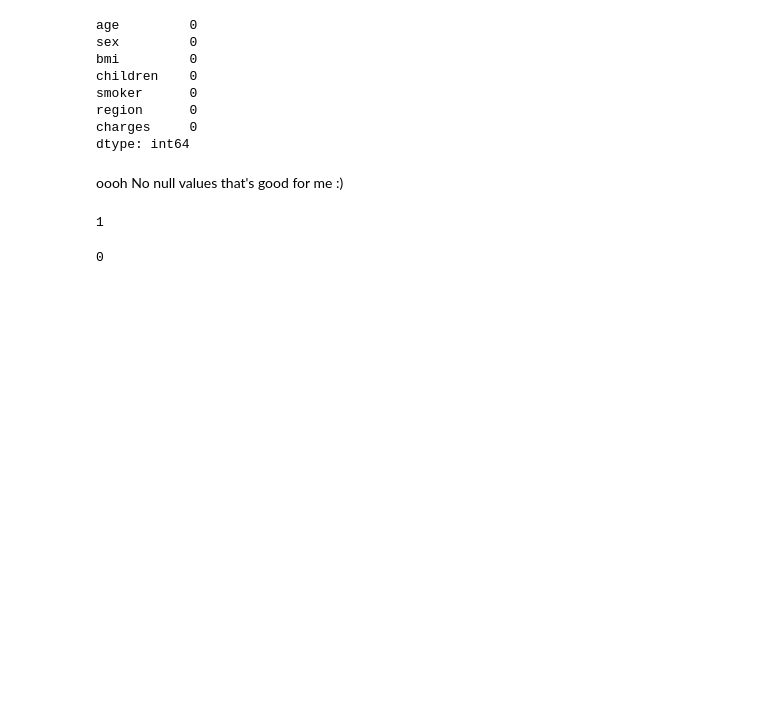
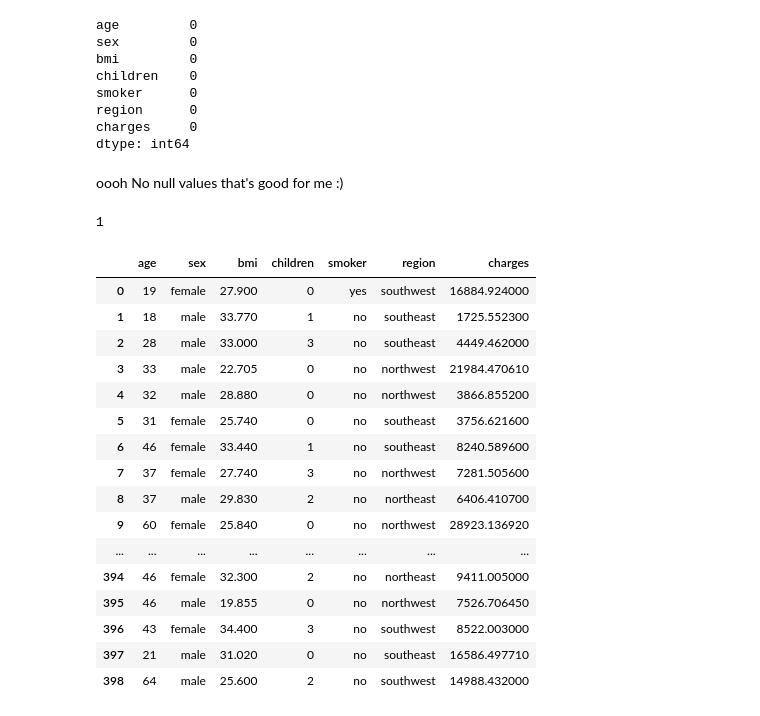
Before and after one commit to ekefan/ml_projects_for_edureka_internship, a Jupyter notebook: Prob_statement3Ass4.ipynb, the cells around one changed output. Cells and saved outputs as stored; diff of their text form; code cells hidden in the pictures; blank space fills up the shorter version.

```diff
--- a/Prob_statement3Ass4.ipynb
+++ b/Prob_statement3Ass4.ipynb
@@ -64,7 +69,25 @@ medic_cost_df.duplicated().sum()
 # %%
 #Dropping the duplicated data
 medic_cost_df.drop_duplicates(inplace=True)
 medic_cost_df.duplicated().sum()
+
+medic_cost_df
 # %% [output]
-0
+|  | age | sex | bmi | children | smoker | region | charges |
+| 0 | 19 | female | 27.900 | 0 | yes | southwest | 16884.924000 |
+| 1 | 18 | male | 33.770 | 1 | no | southeast | 1725.552300 |
+| 2 | 28 | male | 33.000 | 3 | no | southeast | 4449.462000 |
+| 3 | 33 | male | 22.705 | 0 | no | northwest | 21984.470610 |
+| 4 | 32 | male | 28.880 | 0 | no | northwest | 3866.855200 |
+| 5 | 31 | female | 25.740 | 0 | no | southeast | 3756.621600 |
+| 6 | 46 | female | 33.440 | 1 | no | southeast | 8240.589600 |
+| 7 | 37 | female | 27.740 | 3 | no | northwest | 7281.505600 |
+| 8 | 37 | male | 29.830 | 2 | no | northeast | 6406.410700 |
+| 9 | 60 | female | 25.840 | 0 | no | northwest | 28923.136920 |
+| ... | ... | ... | ... | ... | ... | ... | ... |
+| 394 | 46 | female | 32.300 | 2 | no | northeast | 9411.005000 |
+| 395 | 46 | male | 19.855 | 0 | no | northwest | 7526.706450 |
+| 396 | 43 | female | 34.400 | 3 | no | southwest | 8522.003000 |
+| 397 | 21 | male | 31.020 | 0 | no | southeast | 16586.497710 |
+| 398 | 64 | male | 25.600 | 2 | no | southwest | 14988.432000 |
 # %%
```
Also changed, not shown: parts of 8 cells of this notebook.
